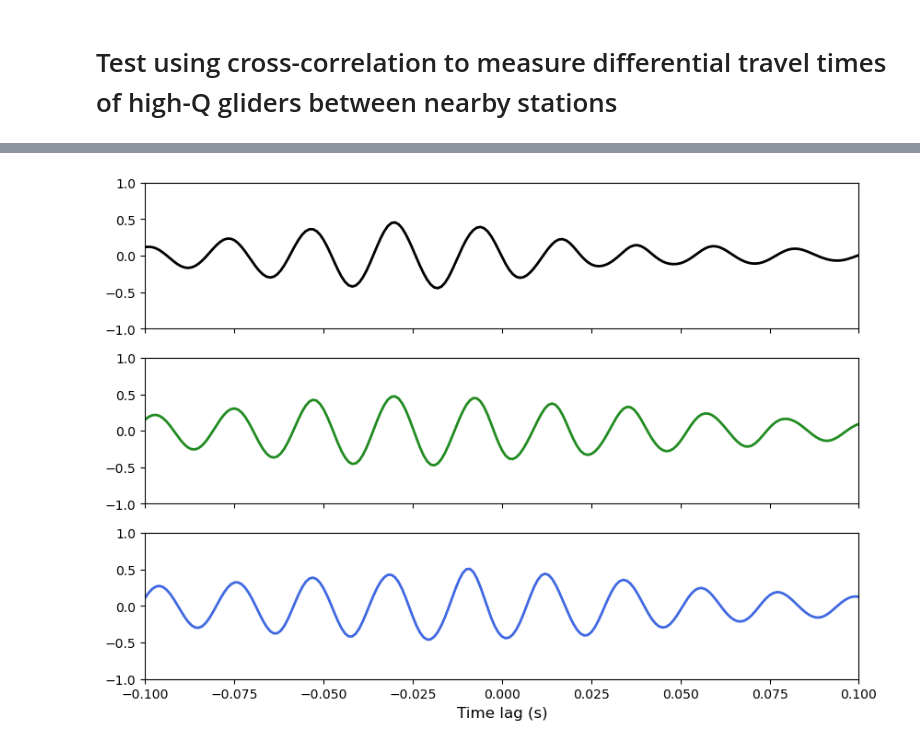
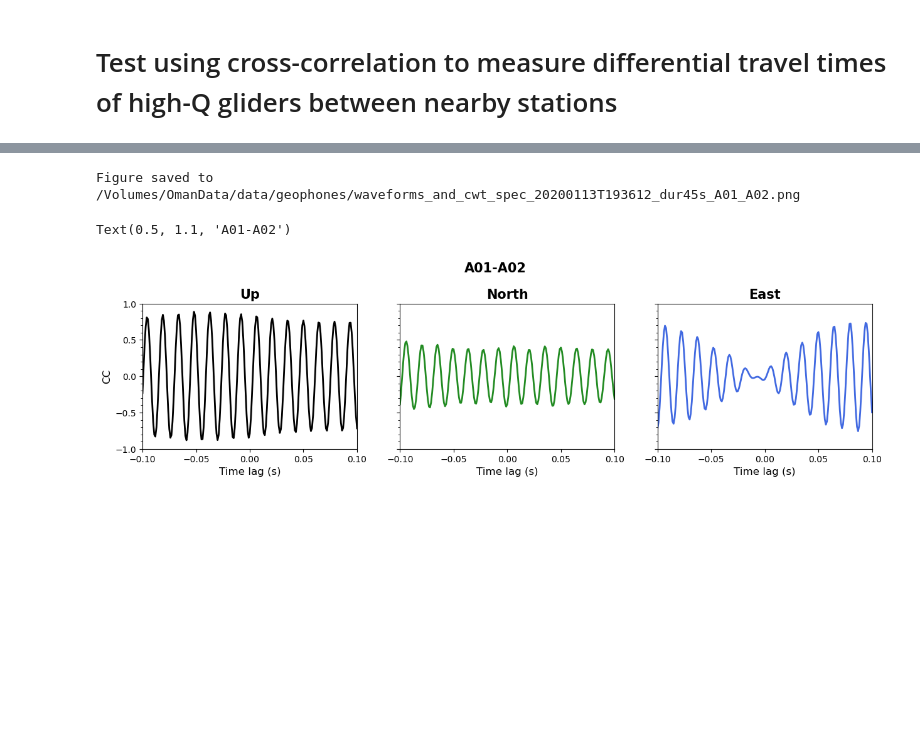
Before and after one commit to SerpRateAI/oman_microearthquakes, a Jupyter notebook: test_cc_on_high_q_gliders.ipynb, the cells around one changed output, grey strips where cells are left out. Saved outputs shown, nothing was run; the diff lists cells and outputs as text; code cells hidden in the pictures; blank space fills up the shorter version.

```diff
--- a/test_cc_on_high_q_gliders.ipynb
+++ b/test_cc_on_high_q_gliders.ipynb
@@ -17,26 +18,34 @@ from utils_plot import plot_3c_waveforms_and_spectrograms, get_geo_component_col
 # %%
 # Inputs
-starttime = Timestamp("2020-01-13T20:57:45Z")
-dur =135.0 # seconds
+## Data
+starttime = Timestamp("2020-01-13T19:36:12Z")
+dur = 45.0 # seconds
 station1 = "A01"
 station2 = "A02"
 
 normalize = False # Normalize the signals with the envelope or not
 
-freqmin = 25.0
+freqmin = 40.0
 freqmax = 100.0
 
-sampling_int = DELTA
+sampling_int = 1.0 / SAMPLING_RATE_GEO
 
+## Wavelet transform
+wavelet = "cmor"
+bandwidth = 20.0
+center_freq = 2.0
+scales = geomspace(2, 100, 100)
+
+## Plotting
 ylim_wf = (-50.0, 50.0)
-ylim_freq = (0.0, 200.0)
+ylim_freq = (40.0, 120.0)
 
-dbmin = -50.0
-dbmax = 0.0
+dbmin = 0.0
+dbmax = 50.0
 
 components = GEO_COMPONENTS
 
-linewidth_wf = 0.5
+linewidth_wf = 0.2
 linewidth_cc = 2
 # %%
 # Read the waveforms
@@ -59,3 +70,9 @@ fig, axes = plot_3c_waveforms_and_spectrograms(stream, specdict, dbmin=dbmin, db
+# %%
+# Save the figure
+figname = f"waveforms_and_cwt_spec_{starttime.strftime('%Y%m%dT%H%M%S')}_dur{dur:.0f}s_{station1}_{station2}.png"
+save_figure(fig_spec, figname, outdir=ROOTDIR_GEO)
+# %% [output]
+Figure saved to /Volumes/OmanData/data/geophones/waveforms_and_cwt_spec_20200113T193612_dur45s_A01_A02.png
 # %%
 # Compute CC for the 3 components
 ccdict = {}
@@ -66,23 +83,37 @@ for component in components:
     ccdict[component] = cc
 # %%
 # Plot the CCs
-fig, axes = subplots(3, 1, figsize=(10, 7), sharex=True)
+fig_cc, axes = subplots(1, 3, figsize=(15, 3), sharey=True)
 for i, component in enumerate(components):
     ax = axes[i]
     cc = ccdict[component]
     numpts = len(cc)
 
     mintime_cc = -(numpts - 1) / 2 * sampling_int
     maxtime_cc = (numpts - 1) / 2 * sampling_int
     timeax_cc = linspace(mintime_cc, maxtime_cc, numpts)
 
     color = get_geo_component_color(component)
     ax.plot(timeax_cc, cc, color=color, linewidth=linewidth_cc)
 
     ax.set_xlim(-0.1, 0.1)
     ax.set_ylim(-1, 1)
 
-    if i == 2:
-        ax.set_xlabel("Time lag (s)", fontsize=12)
+    ax.xaxis.set_major_locator(MultipleLocator(0.05))
+    ax.yaxis.set_minor_locator(MultipleLocator(0.01))
+
+    ax.yaxis.set_major_locator(MultipleLocator(0.5))
+    ax.yaxis.set_minor_locator(MultipleLocator(0.1))
+
+    ax.set_xlabel("Time lag (s)", fontsize=12)
+
+    if i == 0:
+        ax.set_ylabel("CC", fontsize=12)
+
+    title = component_to_title(component)
+    ax.set_title(title, fontsize=15, fontweight="bold")
+
+fig_cc.suptitle(f"{station1}-{station2}", fontsize=15, fontweight="bold", y=1.1)
 # %% [output]
+Text(0.5, 1.1, 'A01-A02')
-[figure, old version]
+[figure, new version]
```
Also changed, not shown: parts of 6 cells of this notebook, 35 other files.
